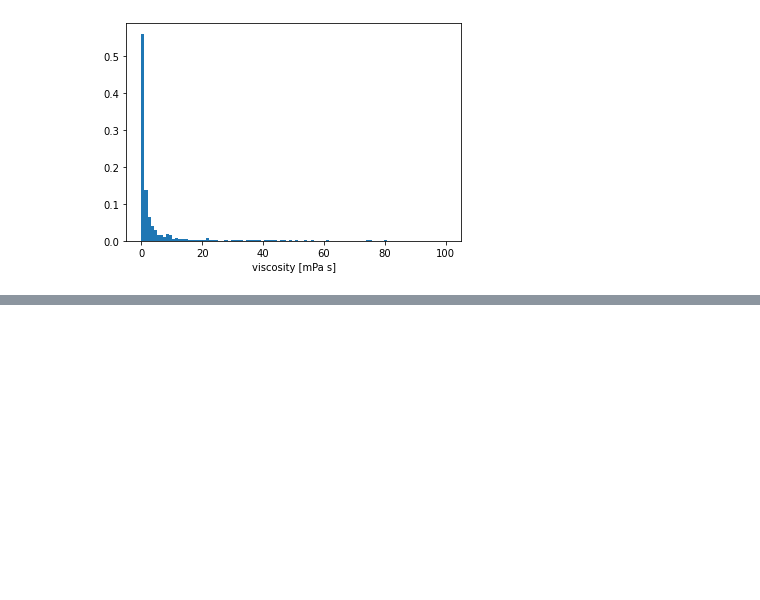
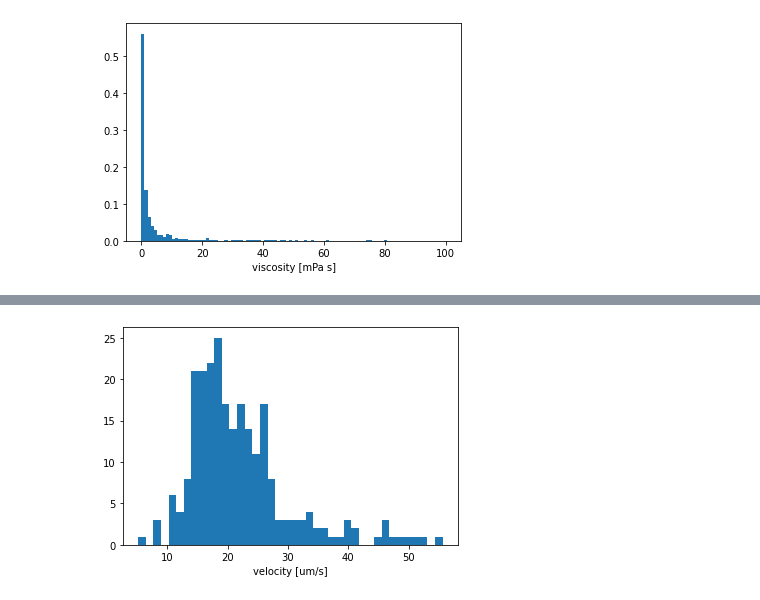
Before and after one commit to dbautista98/BMC_analysis, a Jupyter notebook: onion_dataset_analysis.ipynb, the cells around one changed output, grey strips where cells are left out. Saved outputs shown, nothing was run; the diff lists cells and outputs as text; code cells hidden in the pictures; blank space fills up the shorter version.

```diff
--- a/onion_dataset_analysis.ipynb
+++ b/onion_dataset_analysis.ipynb
@@ -144,0 +187,6 @@ np.unique(t["particle"])
+# %%
+plt.figure()
+_ = plt.hist(total_velocities, bins=40)#, bins=np.linspace(0,13))
+plt.xlabel("velocity [um/s]");
+# %% [output]
+[figure, added]
```
Also changed, not shown: parts of 6 cells of this notebook, 1 other file.
